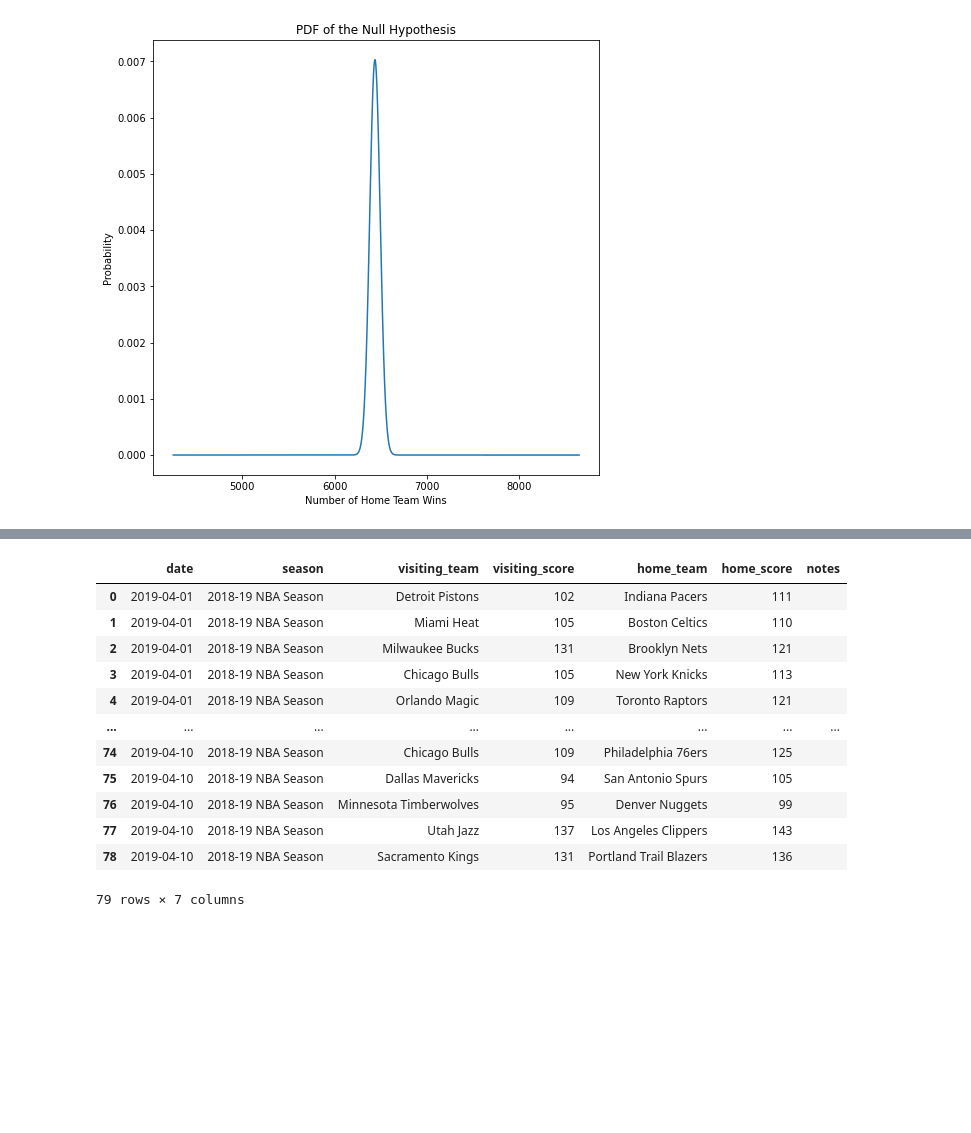
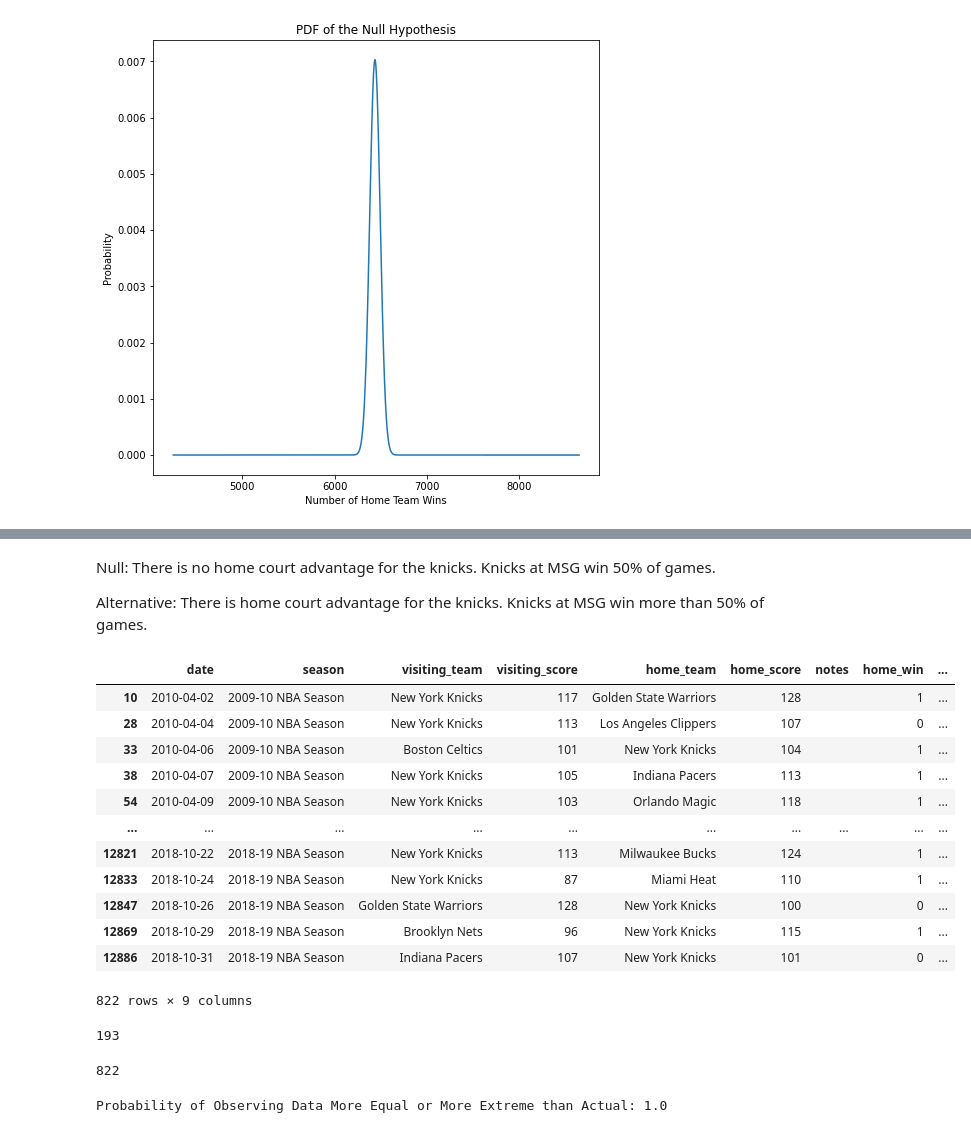
Before and after one commit to wjlau/Capstone1-Proposal, a Jupyter notebook: Basketball_Dataset.ipynb, the cells around one changed output, grey strips where cells are left out. Drawn from its saved outputs; the diff is of its cells as text; code cells hidden in the pictures; blank space fills up the shorter version.

Commit message:
ttest for knicks and nets

```diff
--- a/Basketball_Dataset.ipynb
+++ b/Basketball_Dataset.ipynb
@@ -312,16 +263,32 @@ examples = pd.DataFrame({'date':date,'season':season,'visiting_team':visiting,'v
-# %%
-examples
-# %% [output]
-|  | date | season | visiting_team | visiting_score | home_team | home_score | notes |
-| 0 | 2019-04-01 | 2018-19 NBA Season | Detroit Pistons | 102 | Indiana Pacers | 111 |  |
-| 1 | 2019-04-01 | 2018-19 NBA Season | Miami Heat | 105 | Boston Celtics | 110 |  |
-| 2 | 2019-04-01 | 2018-19 NBA Season | Milwaukee Bucks | 131 | Brooklyn Nets | 121 |  |
-| 3 | 2019-04-01 | 2018-19 NBA Season | Chicago Bulls | 105 | New York Knicks | 113 |  |
-| 4 | 2019-04-01 | 2018-19 NBA Season | Orlando Magic | 109 | Toronto Raptors | 121 |  |
-| ... | ... | ... | ... | ... | ... | ... | ... |
-| 74 | 2019-04-10 | 2018-19 NBA Season | Chicago Bulls | 109 | Philadelphia 76ers | 125 |  |
-| 75 | 2019-04-10 | 2018-19 NBA Season | Dallas Mavericks | 94 | San Antonio Spurs | 105 |  |
-| 76 | 2019-04-10 | 2018-19 NBA Season | Minnesota Timberwolves | 95 | Denver Nuggets | 99 |  |
-| 77 | 2019-04-10 | 2018-19 NBA Season | Utah Jazz | 137 | Los Angeles Clippers | 143 |  |
-| 78 | 2019-04-10 | 2018-19 NBA Season | Sacramento Kings | 131 | Portland Trail Blazers | 136 |  |
-79 rows × 7 columns
+# %% [markdown]
+Null: There is no home court advantage for the knicks. Knicks at MSG win 50% of games.
+
+Alternative: There is home court advantage for the knicks. Knicks at MSG win more than 50% of games.
+# %%
+knicks_games = filtered[(filtered.home_team=='New York Knicks') | (filtered.visiting_team == 'New York Knicks')]
+# %%
+knicks_games
+# %% [output]
+|  | date | season | visiting_team | visiting_score | home_team | home_score | notes | home_win | ... |
+| 10 | 2010-04-02 | 2009-10 NBA Season | New York Knicks | 117 | Golden State Warriors | 128 |  | 1 | ... |
+| 28 | 2010-04-04 | 2009-10 NBA Season | New York Knicks | 113 | Los Angeles Clippers | 107 |  | 0 | ... |
+| 33 | 2010-04-06 | 2009-10 NBA Season | Boston Celtics | 101 | New York Knicks | 104 |  | 1 | ... |
+| 38 | 2010-04-07 | 2009-10 NBA Season | New York Knicks | 105 | Indiana Pacers | 113 |  | 1 | ... |
+| 54 | 2010-04-09 | 2009-10 NBA Season | New York Knicks | 103 | Orlando Magic | 118 |  | 1 | ... |
+| ... | ... | ... | ... | ... | ... | ... | ... | ... | ... |
+| 12821 | 2018-10-22 | 2018-19 NBA Season | New York Knicks | 113 | Milwaukee Bucks | 124 |  | 1 | ... |
+| 12833 | 2018-10-24 | 2018-19 NBA Season | New York Knicks | 87 | Miami Heat | 110 |  | 1 | ... |
+| 12847 | 2018-10-26 | 2018-19 NBA Season | Golden State Warriors | 128 | New York Knicks | 100 |  | 0 | ... |
+| 12869 | 2018-10-29 | 2018-19 NBA Season | Brooklyn Nets | 96 | New York Knicks | 115 |  | 1 | ... |
+| 12886 | 2018-10-31 | 2018-19 NBA Season | Indiana Pacers | 107 | New York Knicks | 101 |  | 0 | ... |
+822 rows × 9 columns
+# %%
+total_knicks_home_win = knicks_games[knicks_games.home_win==1]['home_team'].count()
+total_knicks_home_win
+# %% [output]
+193
+# %%
+total_knicks_games = knicks_games.shape[0]
+total_knicks_games
+# %% [output]
+822
@@ -327,0 +297,5 @@ examples
+# %%
+prob_equal_or_more_extreme = 1 - binomial_knicks.cdf(total_knicks_home_win-1)
+print("Probability of Observing Data More Equal or More Extreme than Actual: {:2.2}".format(prob_equal_or_more_extreme))
+# %% [output]
+Probability of Observing Data More Equal or More Extreme than Actual: 1.0
```
Also changed, not shown: parts of 17 cells of this notebook.
